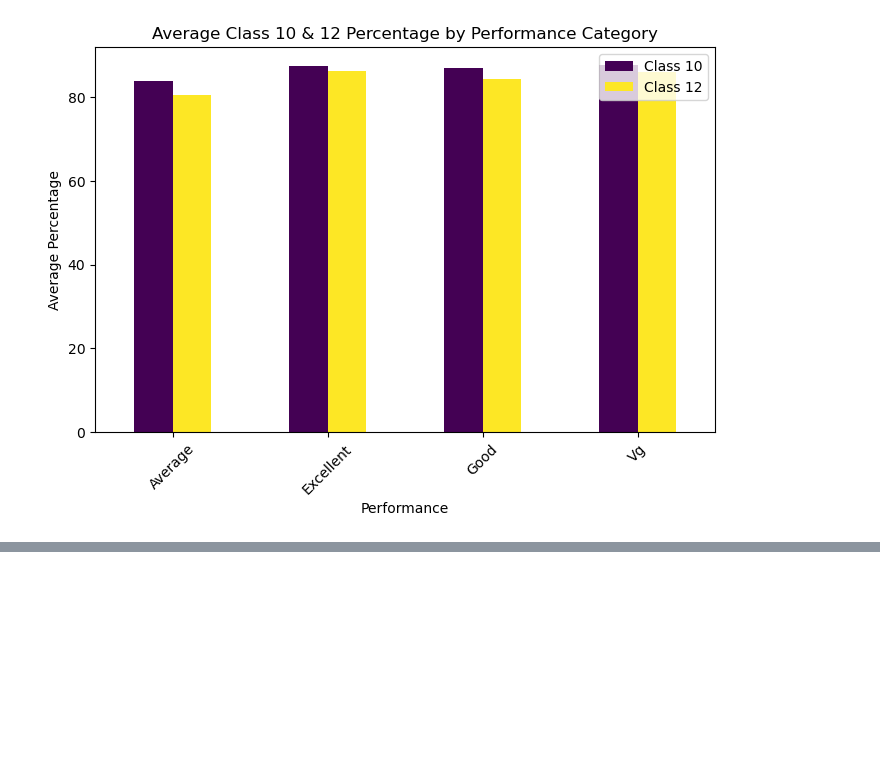
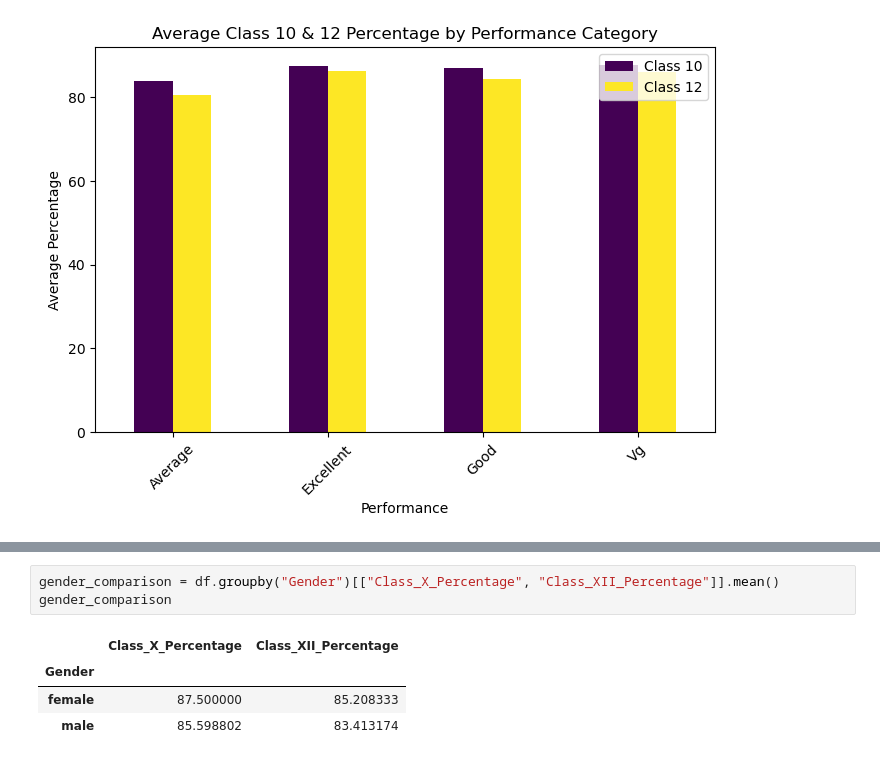
Before and after one commit to Adedugbeme/examination-repository, a Jupyter notebook: examination.ipynb, the cells around one changed output, grey strips where cells are left out. Cells and saved outputs as stored; diff of their text form; blank space fills up the shorter version.

```diff
--- a/examination.ipynb
+++ b/examination.ipynb
@@ -227,0 +249,8 @@ plot_avg_bar_chart('Performance', 'Average Class 10 & 12 Percentage by Performan
+# %%
+gender_comparison = df.groupby("Gender")[["Class_X_Percentage", "Class_XII_Percentage"]].mean()
+gender_comparison
+# %% [output]
+|  | Class_X_Percentage | Class_XII_Percentage |
+| Gender |  |  |
+| female | 87.500000 | 85.208333 |
+| male | 85.598802 | 83.413174 |
```
Also changed, not shown: parts of 9 cells of this notebook.
